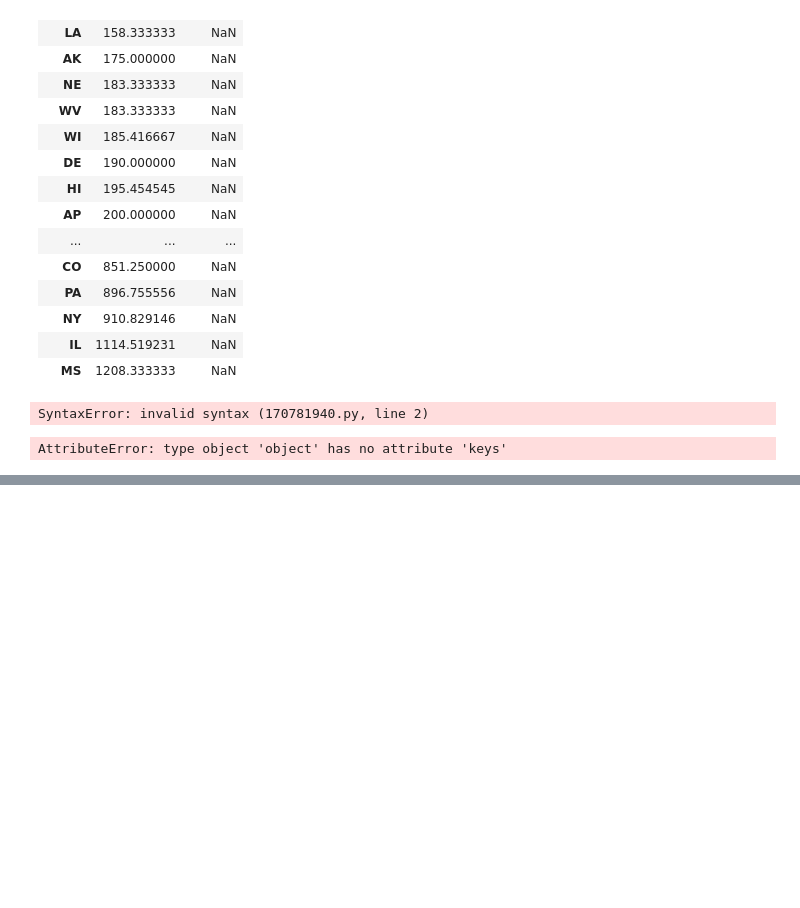
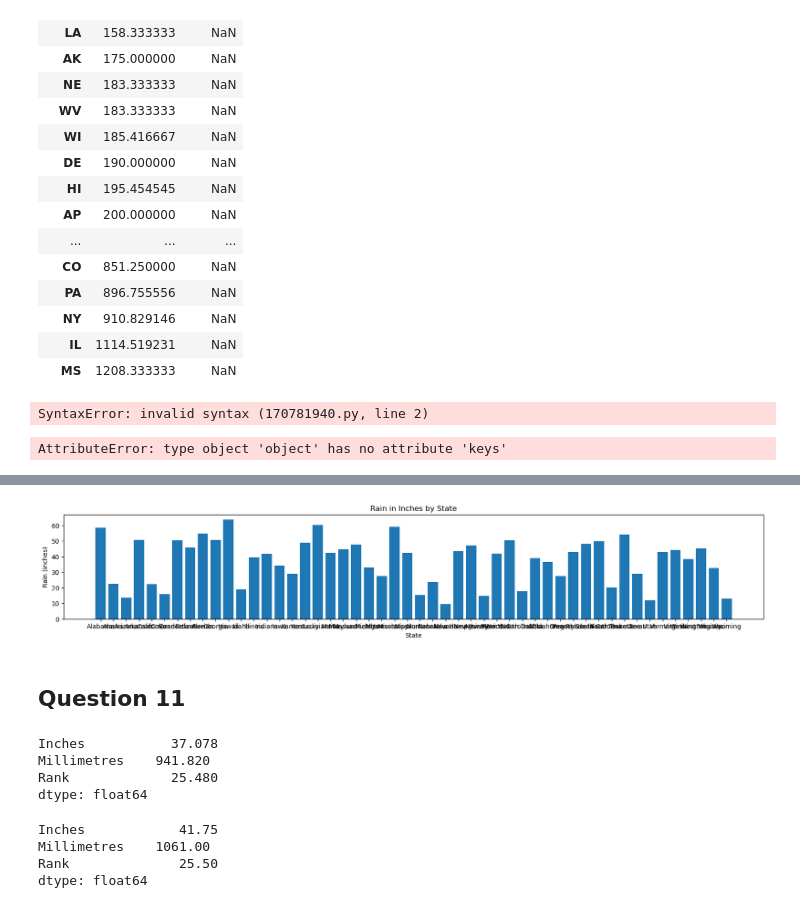
Before and after one commit to adarshkhub/Python_Practice_Problems, a Jupyter notebook: Python_Unit_Test_Questions.ipynb, the cells around one changed output, grey strips where cells are left out. Cells and saved outputs as stored; diff of their text form; code cells hidden in the pictures; blank space fills up the shorter version.

Commit message:
Add files via upload
Completed work for questions  3, 4, 10, 11, 13, 14, 16, 17

```diff
--- a/Python_Unit_Test_Questions.ipynb
+++ b/Python_Unit_Test_Questions.ipynb
@@ -113,0 +128,7 @@ AttributeError: type object 'object' has no attribute 'keys'
+# %%
+df = "C:/Users/adars/Downloads/Resources/avg_rain_state.csv"
+pd.read_csv(df)
+
+df = pd.read_csv(df)
+
+df.head(5)
@@ -113,0 +142,32 @@ AttributeError: type object 'object' has no attribute 'keys'
+# %%
+tick_locations = [value for value in df["State"]]
+plt.figure(figsize=(20,3))
+plt.bar(df["State"],df["Inches"])
+plt.xticks(tick_locations, df["State"], rotation= 'horizontal')
+plt.title("Rain in Inches by State")
+plt.xlabel("State")
+plt.ylabel("Rain (inches)")
+plt.show()
+# %% [output]
+[figure, added]
+# %% [markdown]
+## Question 11
+# %%
+#Open and read the file, avg_rain_state.csv into a Pandas DataFrame and answer the following questions
+# What is the mean rainfall for the entire DataFrame?
+
+mean_df = df.mean()
+
+mean_df.head()
+# %% [output]
+Inches           37.078
+Milli­metres    941.820
+Rank             25.480
+dtype: float64
+# %%
+df.median()
+# %% [output]
+Inches            41.75
+Milli­metres    1061.00
+Rank              25.50
+dtype: float64
```
Also changed, not shown: parts of 19 cells of this notebook.
